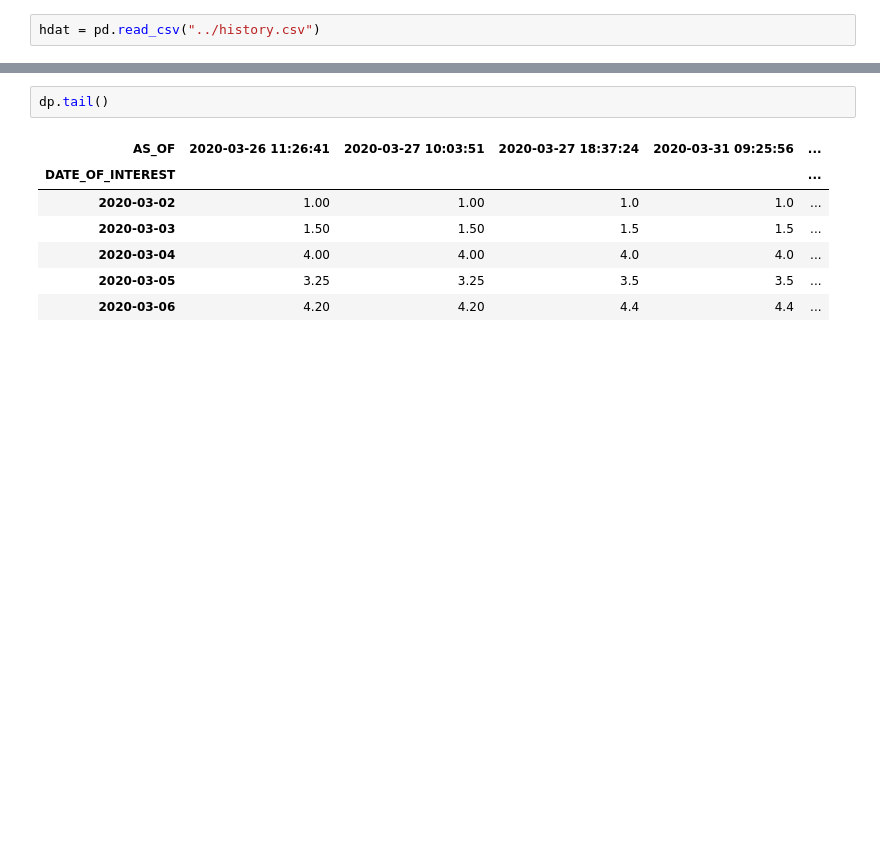
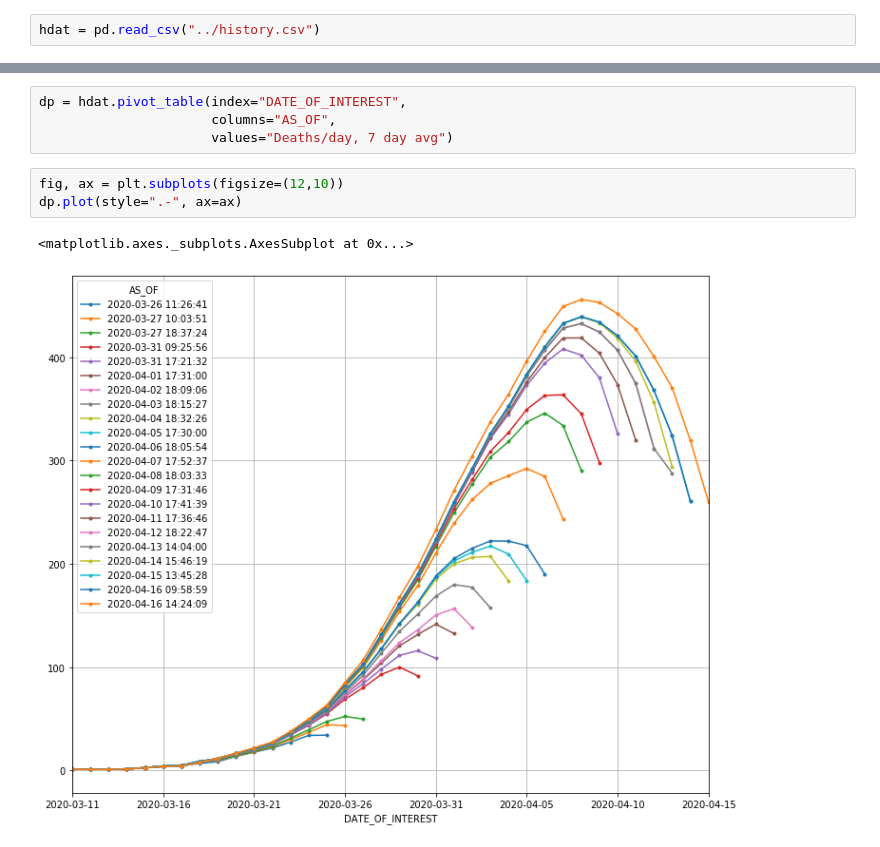
Before and after one commit to nychealth/coronavirus-data, a Jupyter notebook: Notebooks/Analysis.ipynb, the cells around one changed output, grey strips where cells are left out. Saved outputs shown, nothing was run; the diff lists cells and outputs as text; blank space fills up the shorter version.

```diff
--- a/Notebooks/Analysis.ipynb
+++ b/Notebooks/Analysis.ipynb
@@ -98,11 +68,11 @@ dp.plot(style=".-", ax=ax)
-# %%
-dp.tail()
-# %% [output]
-| AS_OF | 2020-03-26 11:26:41 | 2020-03-27 10:03:51 | 2020-03-27 18:37:24 | 2020-03-31 09:25:56 | ... |
-| DATE_OF_INTEREST |  |  |  |  | ... |
-| 2020-03-02 | 1.00 | 1.00 | 1.0 | 1.0 | ... |
-| 2020-03-03 | 1.50 | 1.50 | 1.5 | 1.5 | ... |
-| 2020-03-04 | 4.00 | 4.00 | 4.0 | 4.0 | ... |
-| 2020-03-05 | 3.25 | 3.25 | 3.5 | 3.5 | ... |
-| 2020-03-06 | 4.20 | 4.20 | 4.4 | 4.4 | ... |
+# %%
+dp = hdat.pivot_table(index="DATE_OF_INTEREST",
+                      columns="AS_OF",
+                      values="Deaths/day, 7 day avg")
+# %%
+fig, ax = plt.subplots(figsize=(12,10))
+dp.plot(style=".-", ax=ax)
+# %% [output]
+<matplotlib.axes._subplots.AxesSubplot at 0x...>
+[figure, added]
 # %%
```
Also changed, not shown: parts of 25 cells of this notebook, 2 other files.
